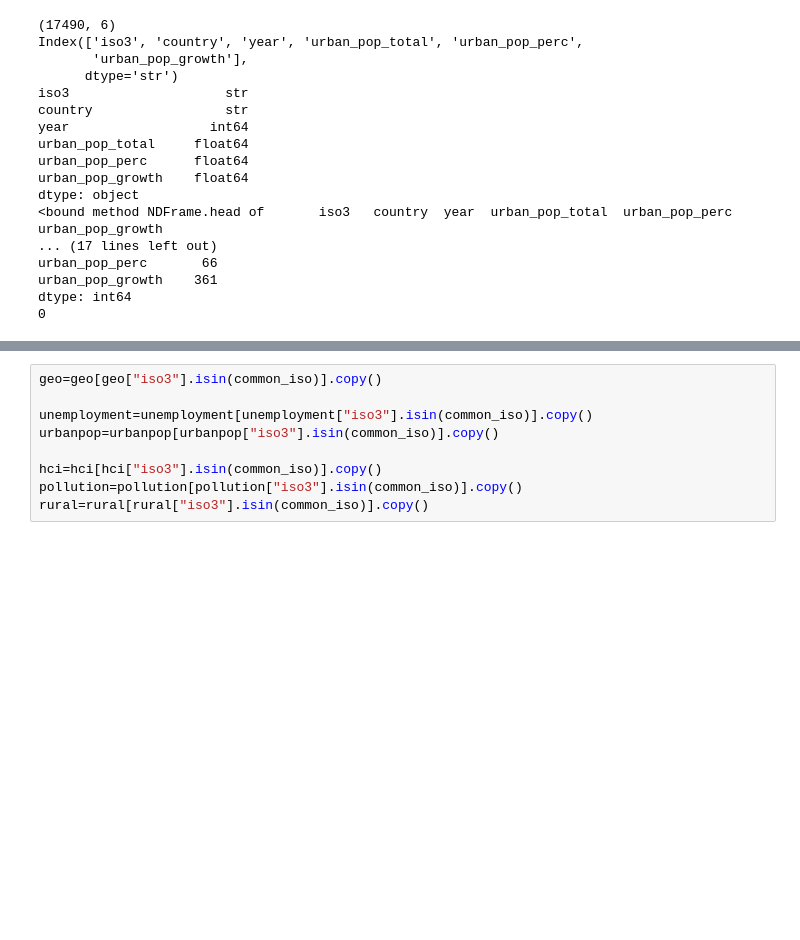
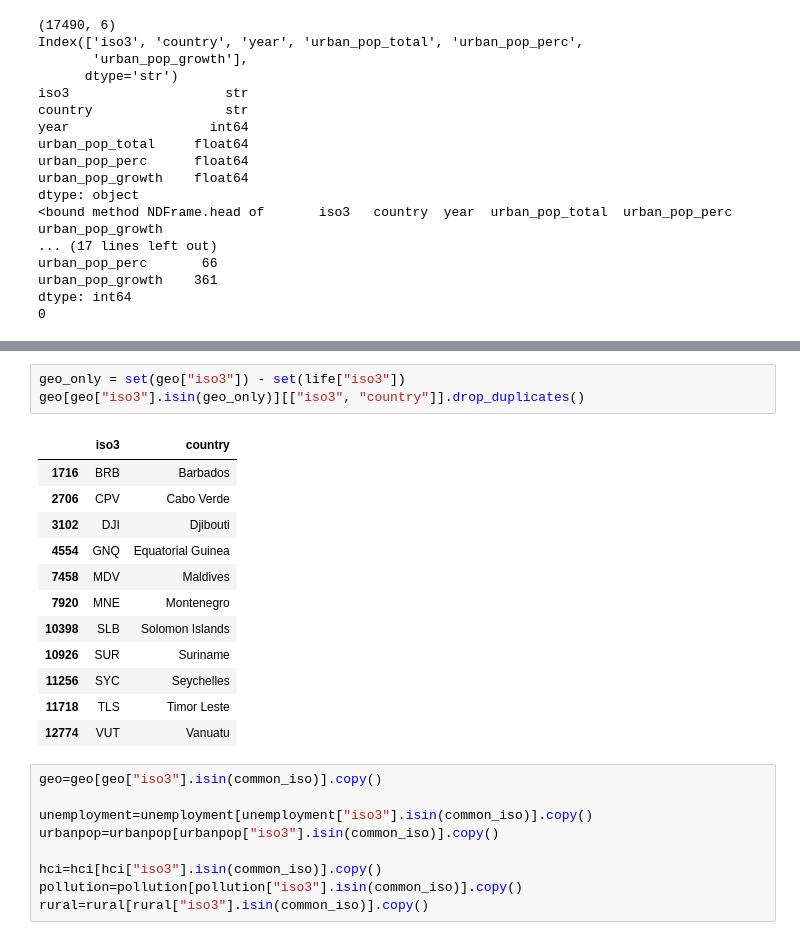
Before and after one commit to Mil4222/Final-Project, a Jupyter notebook: scripts/final_merge/final_merge.ipynb, the cells around one changed output, grey strips where cells are left out. Cells and saved outputs as stored; diff of their text form; blank space fills up the shorter version.

```diff
--- a/scripts/final_merge/final_merge.ipynb
+++ b/scripts/final_merge/final_merge.ipynb
@@ -196,3 +307,19 @@ print(len(common_iso))
+# %%
+geo_only = set(geo["iso3"]) - set(life["iso3"])
+geo[geo["iso3"].isin(geo_only)][["iso3", "country"]].drop_duplicates()
+# %% [output]
+|  | iso3 | country |
+| 1716 | BRB | Barbados |
+| 2706 | CPV | Cabo Verde |
+| 3102 | DJI | Djibouti |
+| 4554 | GNQ | Equatorial Guinea |
+| 7458 | MDV | Maldives |
+| 7920 | MNE | Montenegro |
+| 10398 | SLB | Solomon Islands |
+| 10926 | SUR | Suriname |
+| 11256 | SYC | Seychelles |
+| 11718 | TLS | Timor Leste |
+| 12774 | VUT | Vanuatu |
 # %%
 geo=geo[geo["iso3"].isin(common_iso)].copy()
 
```
Also changed, not shown: parts of 8 cells of this notebook.
